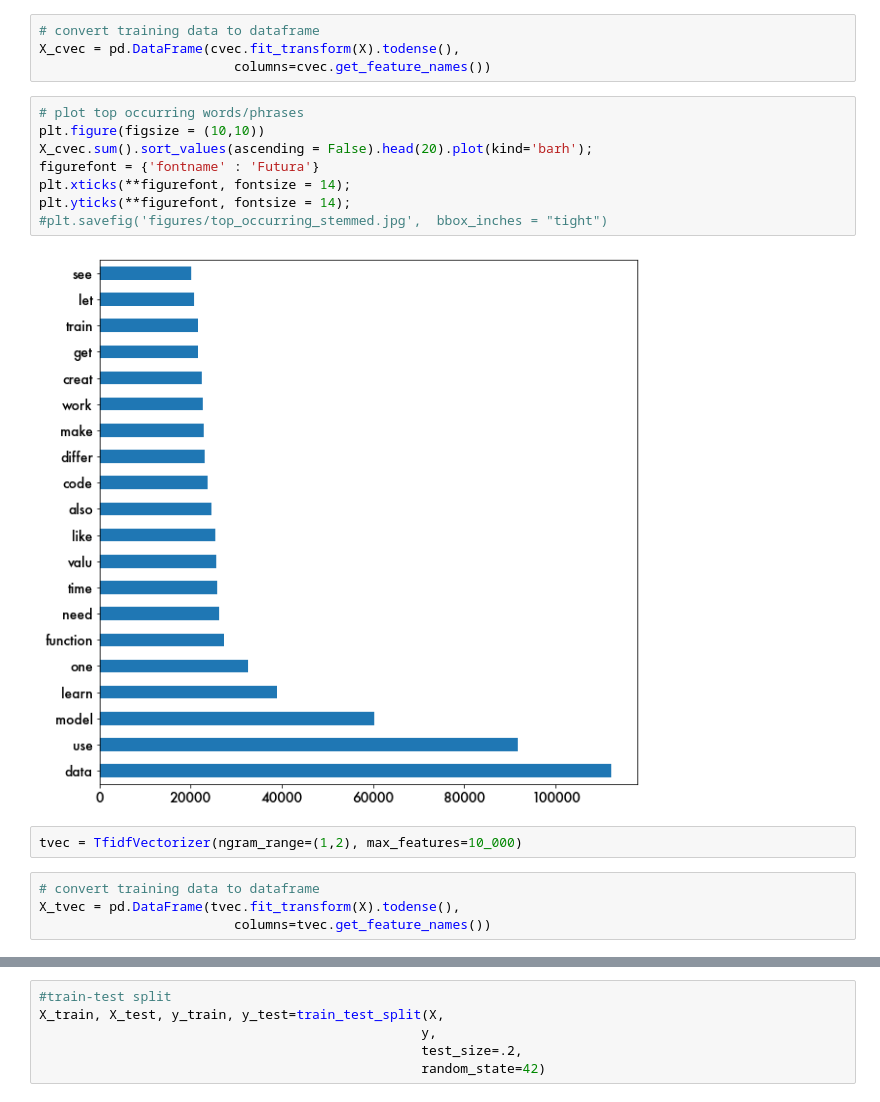
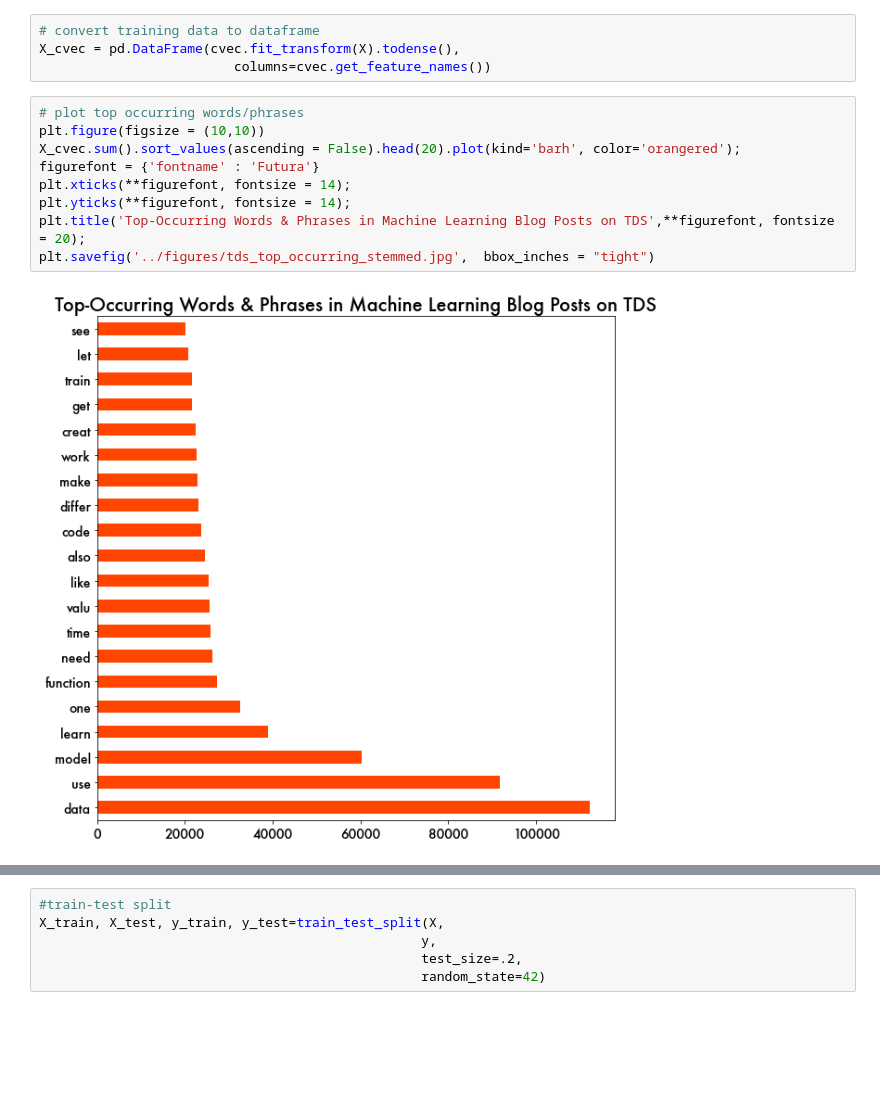
Before and after one commit to rzi11211/clarity_reach_nlp, a Jupyter notebook: towards_data_science_posts/5b_tds_modeling_bag_of_words_reg_nltk.ipynb, the cells around one changed output, grey strips where cells are left out. Cells and saved outputs as stored; diff of their text form; blank space fills up the shorter version.

```diff
--- a/towards_data_science_posts/5b_tds_modeling_bag_of_words_reg_nltk.ipynb
+++ b/towards_data_science_posts/5b_tds_modeling_bag_of_words_reg_nltk.ipynb
@@ -55,16 +55,11 @@ X_cvec = pd.DataFrame(cvec.fit_transform(X).todense(),
 # %%
 # plot top occurring words/phrases
 plt.figure(figsize = (10,10))
-X_cvec.sum().sort_values(ascending = False).head(20).plot(kind='barh');
+X_cvec.sum().sort_values(ascending = False).head(20).plot(kind='barh', color='orangered');
 figurefont = {'fontname' : 'Futura'}
 plt.xticks(**figurefont, fontsize = 14);
 plt.yticks(**figurefont, fontsize = 14);
-#plt.savefig('figures/top_occurring_stemmed.jpg',  bbox_inches = "tight")
+plt.title('Top-Occurring Words & Phrases in Machine Learning Blog Posts on TDS',**figurefont, fontsize = 20);
+plt.savefig('../figures/tds_top_occurring_stemmed.jpg',  bbox_inches = "tight")
 # %% [output]
-[figure, old version]
+[figure, new version]
-# %%
-tvec = TfidfVectorizer(ngram_range=(1,2), max_features=10_000)
-# %%
-# convert training data to dataframe
-X_tvec = pd.DataFrame(tvec.fit_transform(X).todense(),
-                         columns=tvec.get_feature_names())
```
Also changed, not shown: parts of 5 cells of this notebook, 33 other files.
